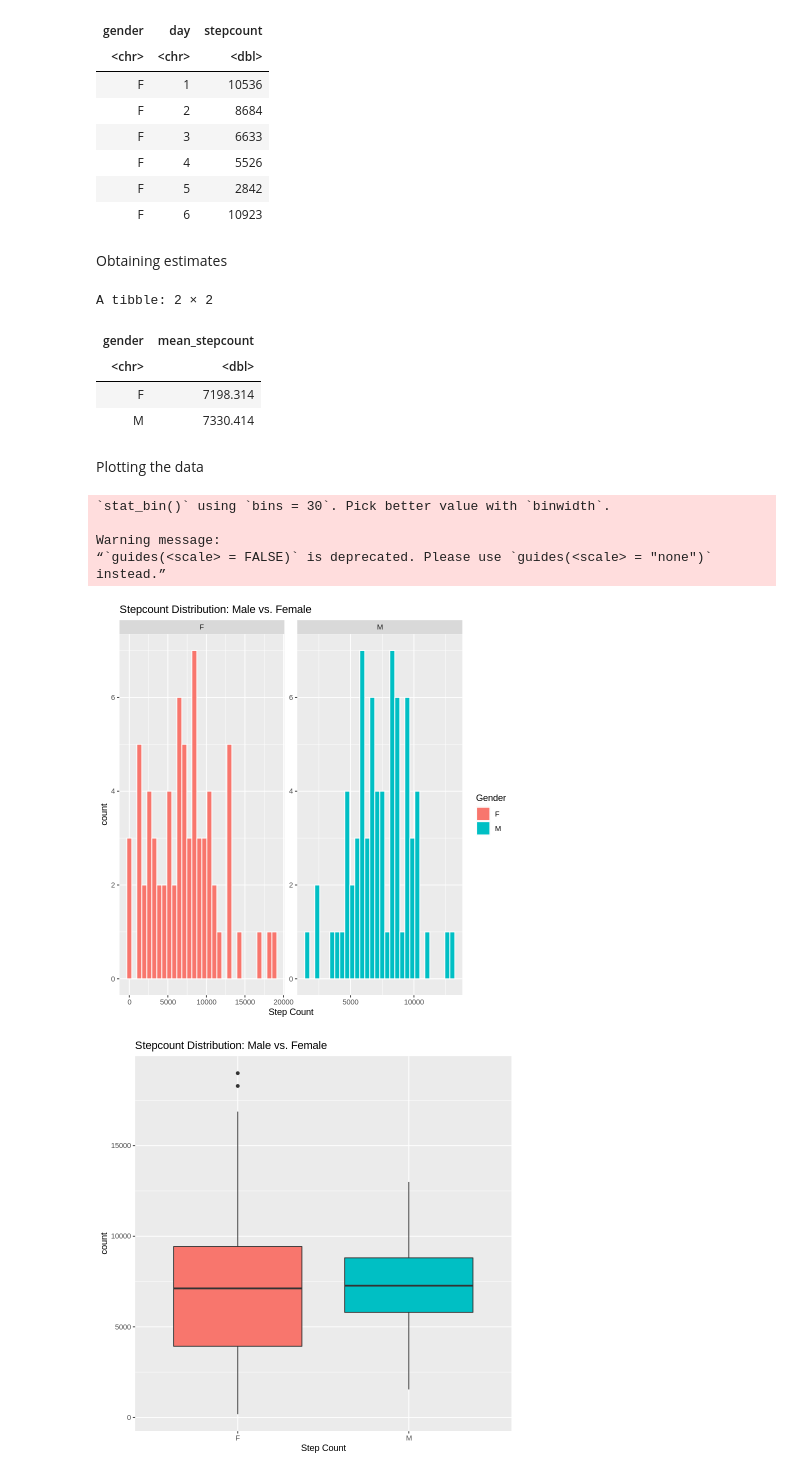
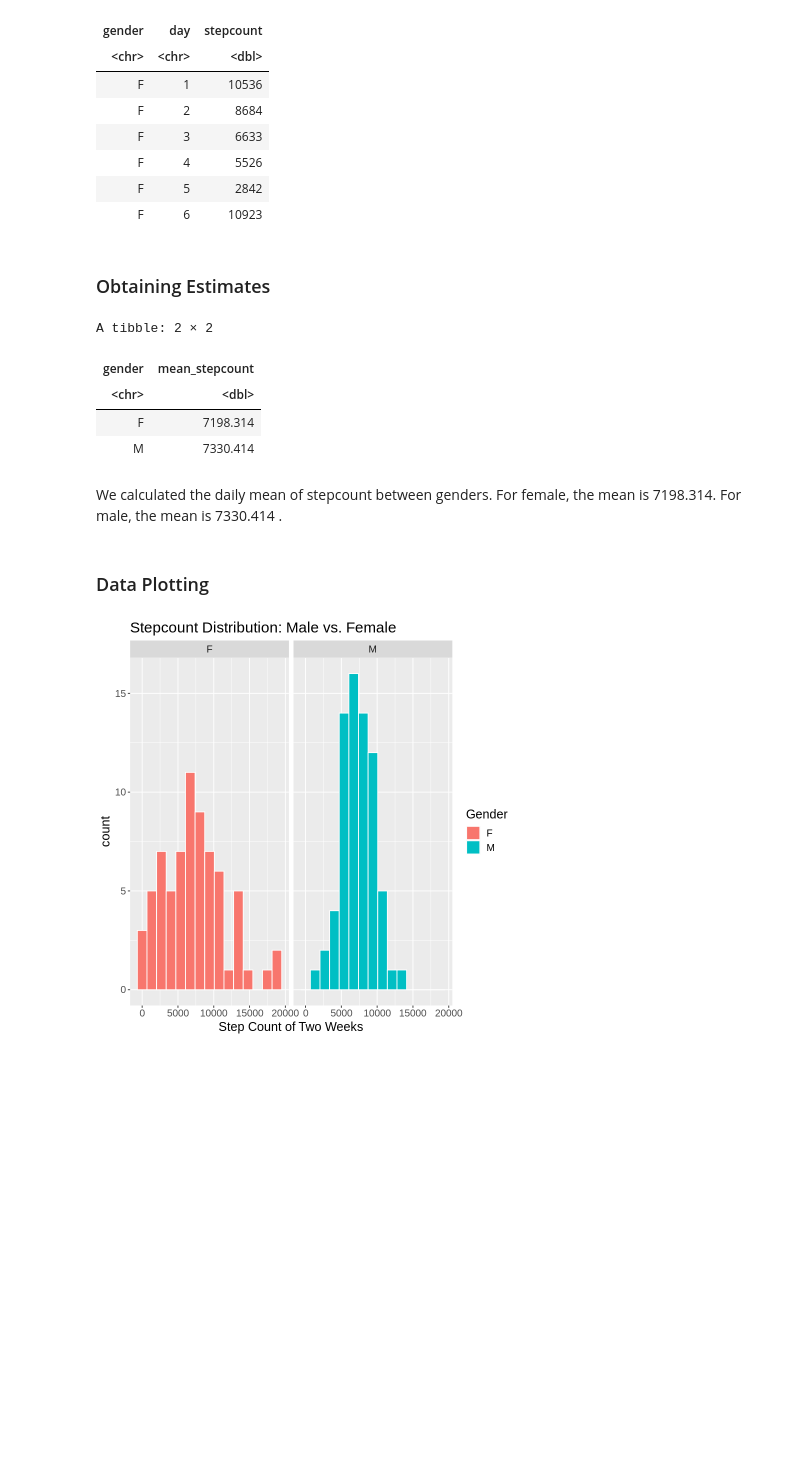
Before and after one commit to Jellia1225/STAT201-Group-8-Foot-Step-Project, a Jupyter notebook: Project Proposal.ipynb, the cells around one changed output. Saved outputs shown, nothing was run; the diff lists cells and outputs as text; code cells hidden in the pictures; blank space fills up the shorter version.

```diff
--- a/Project Proposal.ipynb
+++ b/Project Proposal.ipynb
@@ -89,5 +96,5 @@ A tibble: 6 × 3
 | F | 5 | 2842 |
 | F | 6 | 10923 |
 # %% [markdown]
-Obtaining estimates
+### Obtaining Estimates
 # %%
@@ -101,29 +109,22 @@ A tibble: 2 × 2
 | <chr> | <dbl> |
 | F | 7198.314 |
 | M | 7330.414 |
+# %% [markdown]
+We calculated the daily mean of stepcount between genders. For female, the mean is 7198.314. For male, the mean is 7330.414
+.
 # %% [markdown]
-Plotting the data
+### Data Plotting
 # %%
+options(repr.plot.width = 7, repr.plot.height = 7)
+
 stepcount_plot_dist <- stepcount %>%
-    ggplot() +
-    geom_histogram(aes(stepcount, fill=gender), color='white') +
-    facet_wrap(~gender, scales = "free") +
-    labs(x = "Step Count", fill = "Gender") +
-    ggtitle("Stepcount Distribution: Male vs. Female")
+                       ggplot() +
+                       geom_histogram(aes(stepcount, fill=gender), color = 'white', bins = 15) +
+                       facet_wrap(~gender, scales = "fixed") +
+                       labs(x = "Step Count of Two Weeks", fill = "Gender") +
+                       ggtitle("Stepcount Distribution: Male vs. Female")+
+                       theme(text = element_text(size = 15))
+
 stepcount_plot_dist
-
-stepcount_plot_box <- stepcount %>%
-    ggplot() +
-geom_boxplot(aes(x = gender, stepcount, fill = gender)) +
-    ggtitle("Stepcount Distribution: Male vs. Female") +
-    xlab("Step Count") +
-    ylab("count") +
-    guides(fill = FALSE)
-stepcount_plot_box
 # %% [output]
-`stat_bin()` using `bins = 30`. Pick better value with `binwidth`.
-
-Warning message:
-“`guides(<scale> = FALSE)` is deprecated. Please use `guides(<scale> = "none")` instead.”
-[figure, old version]
+[figure, new version]
-[figure, removed]
```
Also changed, not shown: parts of 14 cells of this notebook.
